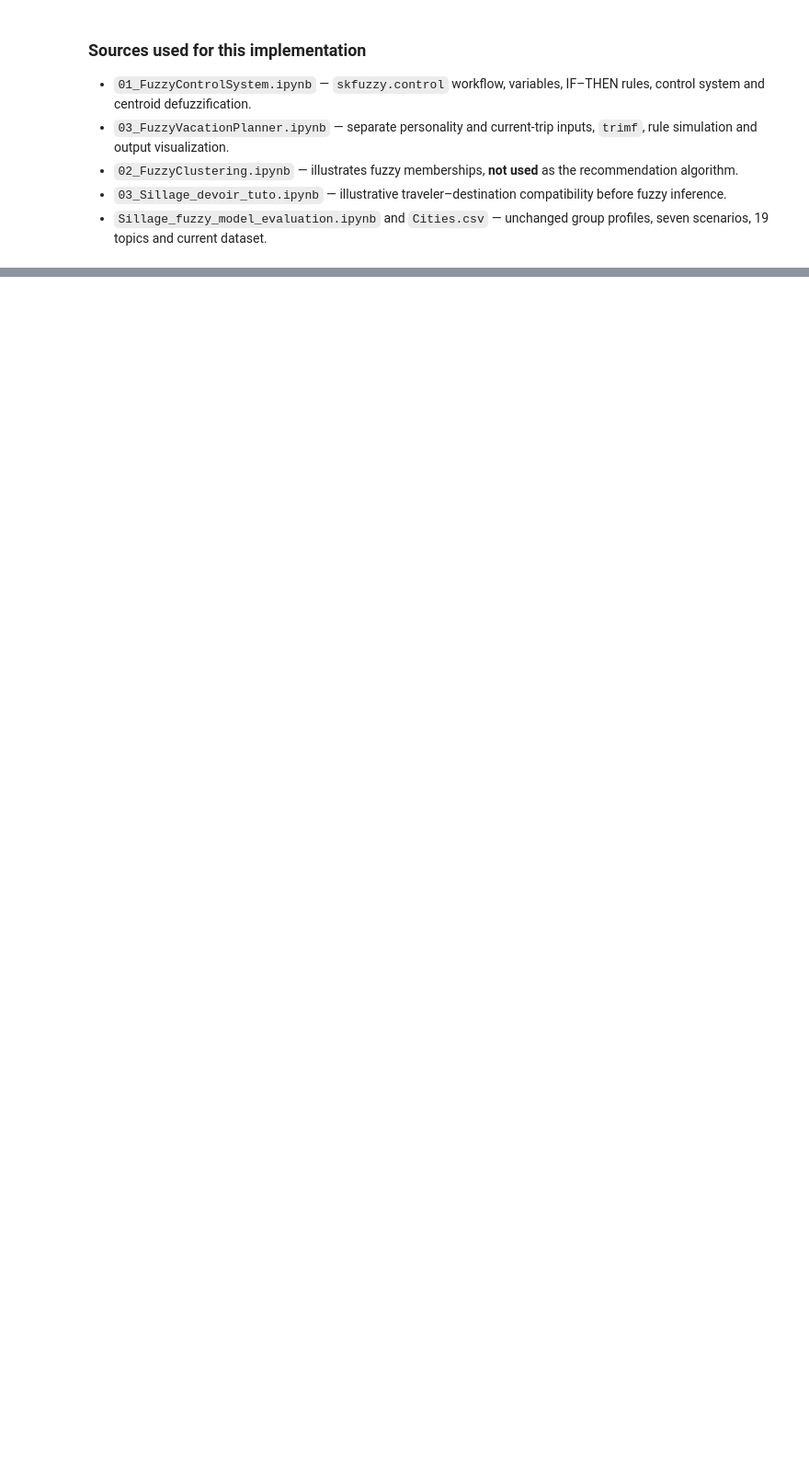
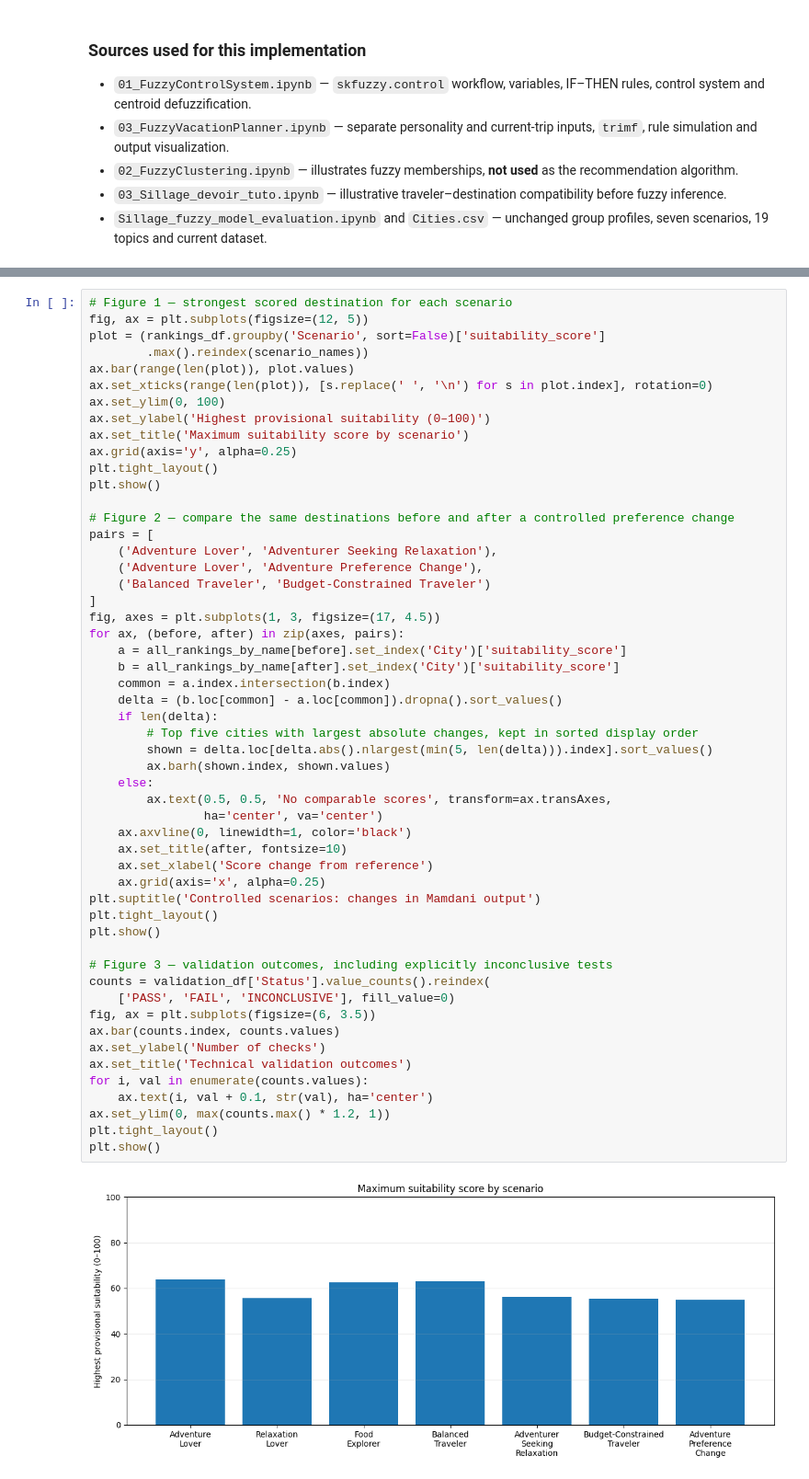
Before and after one commit to IBURTS/Fuzzy_Set_1_Projet, a Jupyter notebook: Sillage_fuzzy_model_evaluation.ipynb, the cells around one changed output, grey strips where cells are left out. Shown at 92% size. Drawn from its saved outputs; the diff is of its cells as text; blank space fills up the shorter version.

Commit message:
add validation and results analyses

```diff
--- a/Sillage_fuzzy_model_evaluation.ipynb
+++ b/Sillage_fuzzy_model_evaluation.ipynb
@@ -997,0 +1201,55 @@ Observations
+# %%
+# Figure 1 — strongest scored destination for each scenario
+fig, ax = plt.subplots(figsize=(12, 5))
+plot = (rankings_df.groupby('Scenario', sort=False)['suitability_score']
+        .max().reindex(scenario_names))
+ax.bar(range(len(plot)), plot.values)
+ax.set_xticks(range(len(plot)), [s.replace(' ', '\n') for s in plot.index], rotation=0)
+ax.set_ylim(0, 100)
+ax.set_ylabel('Highest provisional suitability (0–100)')
+ax.set_title('Maximum suitability score by scenario')
+ax.grid(axis='y', alpha=0.25)
+plt.tight_layout()
+plt.show()
+
+# Figure 2 — compare the same destinations before and after a controlled preference change
+pairs = [
+    ('Adventure Lover', 'Adventurer Seeking Relaxation'),
+    ('Adventure Lover', 'Adventure Preference Change'),
+    ('Balanced Traveler', 'Budget-Constrained Traveler')
+]
+fig, axes = plt.subplots(1, 3, figsize=(17, 4.5))
+for ax, (before, after) in zip(axes, pairs):
+    a = all_rankings_by_name[before].set_index('City')['suitability_score']
+    b = all_rankings_by_name[after].set_index('City')['suitability_score']
+    common = a.index.intersection(b.index)
+    delta = (b.loc[common] - a.loc[common]).dropna().sort_values()
+    if len(delta):
+        # Top five cities with largest absolute changes, kept in sorted display order
+        shown = delta.loc[delta.abs().nlargest(min(5, len(delta))).index].sort_values()
+        ax.barh(shown.index, shown.values)
+    else:
+        ax.text(0.5, 0.5, 'No comparable scores', transform=ax.transAxes,
+                ha='center', va='center')
+    ax.axvline(0, linewidth=1, color='black')
+    ax.set_title(after, fontsize=10)
+    ax.set_xlabel('Score change from reference')
+    ax.grid(axis='x', alpha=0.25)
+plt.suptitle('Controlled scenarios: changes in Mamdani output')
+plt.tight_layout()
+plt.show()
+
+# Figure 3 — validation outcomes, including explicitly inconclusive tests
+counts = validation_df['Status'].value_counts().reindex(
+    ['PASS', 'FAIL', 'INCONCLUSIVE'], fill_value=0)
+fig, ax = plt.subplots(figsize=(6, 3.5))
+ax.bar(counts.index, counts.values)
+ax.set_ylabel('Number of checks')
+ax.set_title('Technical validation outcomes')
+for i, val in enumerate(counts.values):
+    ax.text(i, val + 0.1, str(val), ha='center')
+ax.set_ylim(0, max(counts.max() * 1.2, 1))
+plt.tight_layout()
+plt.show()
+# %% [output]
+[figure, added]
```
Also changed, not shown: parts of 25 cells of this notebook.
